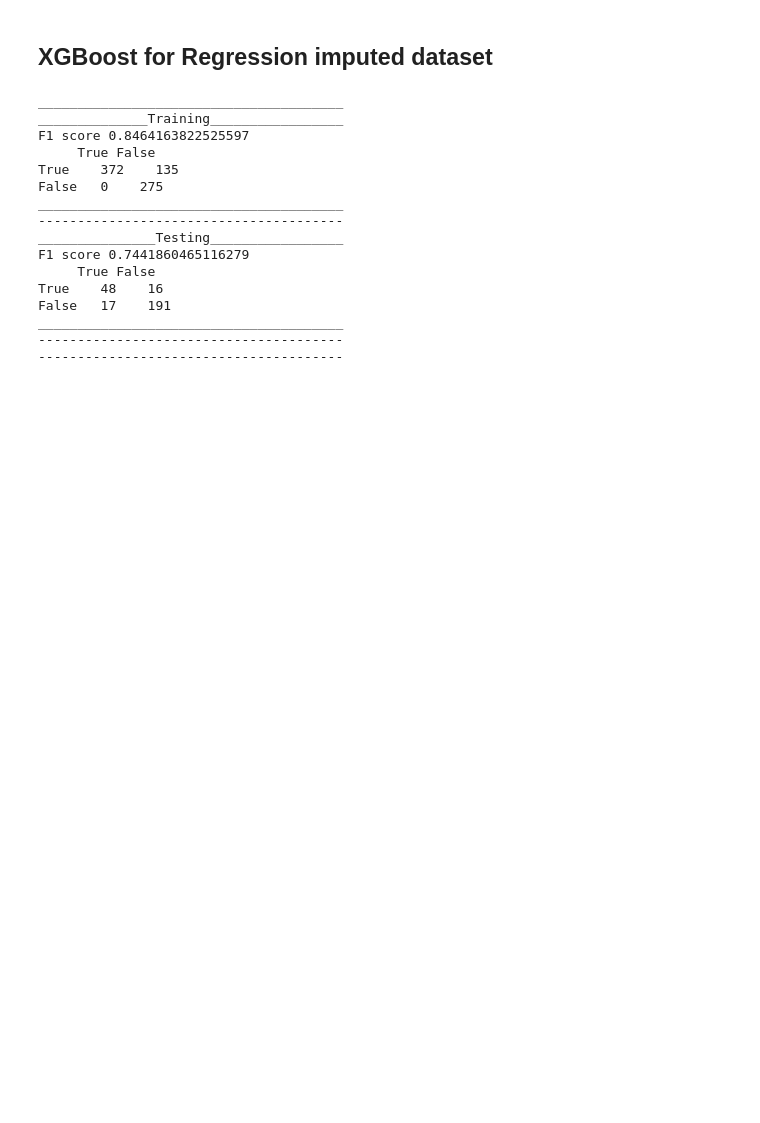
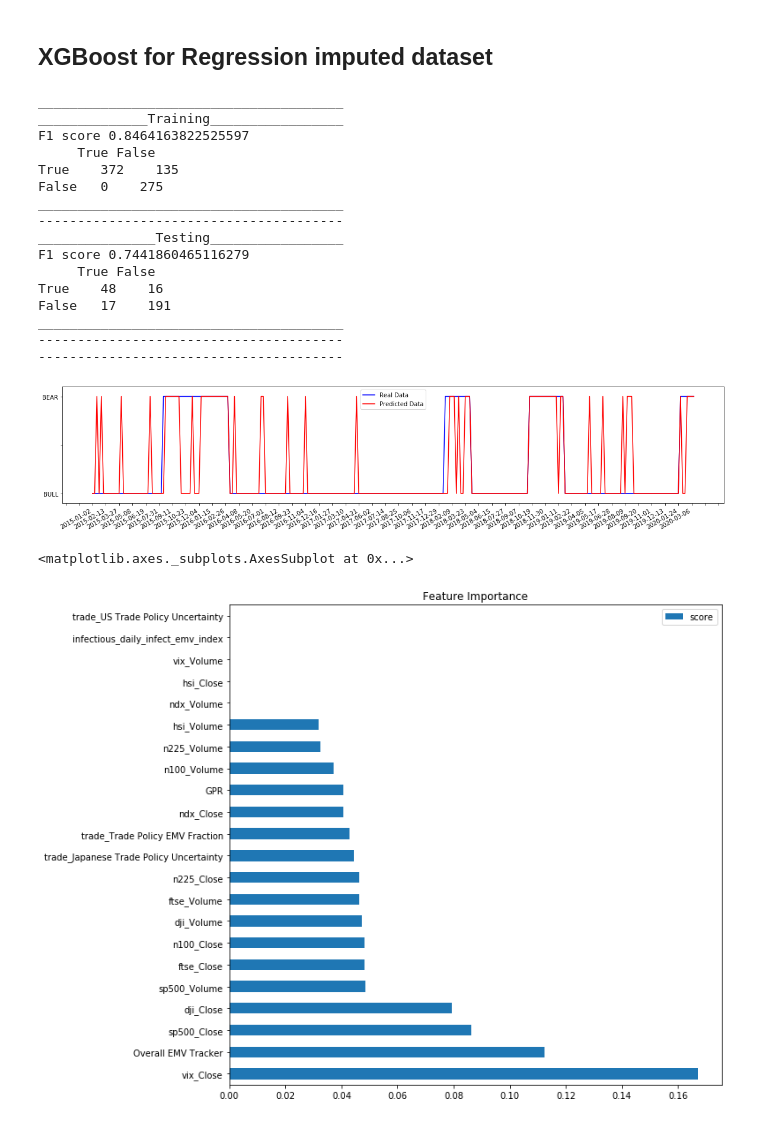
Before and after one commit to silvanaribeiro/dissertacao, a Jupyter notebook: FinancialIndex_FridayResampling/07.04_XGBoost-Regression Imputation.ipynb, the cells around one changed output. Drawn from its saved outputs; the diff is of its cells as text; code cells hidden in the pictures; blank space fills up the shorter version.

Commit message:
adding final plots and environment yaml

```diff
--- a/FinancialIndex_FridayResampling/07.04_XGBoost-Regression Imputation.ipynb
+++ b/FinancialIndex_FridayResampling/07.04_XGBoost-Regression Imputation.ipynb
@@ -95,30 +95,39 @@ precision = tp/(tp+fp)
 recall = tp/(tp+fn)
 f_score = 2*precision*recall/(precision+recall)
 print("F1 score", f_score)
 print_confusion_matrix(tn, fp, fn, tp)
 print("_______________Testing_________________")
 y_pred = model.predict(X_test)
 tn, fp, fn, tp = confusion_matrix(y_test, y_pred).ravel()
 precision = tp/(tp+fp)
 recall = tp/(tp+fn)
 f_score = 2*precision*recall/(precision+recall)
 print("F1 score", f_score)
 print_confusion_matrix(tn, fp, fn, tp)
 print("---------------------------------------")
+
+#plot bear bull imputed and real
+plot(y_test, y_pred)
+# feature importance
+data = pd.DataFrame(data=xgb_model.feature_importances_, index=X_train.columns, columns=["score"]).sort_values(by = "score", ascending=False)
+data.plot(kind='barh', title="Feature Importance", figsize=(10,10))
 # %% [output]
 _______________________________________
 ______________Training_________________
 F1 score 0.8464163822525597
      True False
 True    372    135
 False   0    275
 _______________________________________
 ---------------------------------------
 _______________Testing_________________
 F1 score 0.7441860465116279
      True False
 True    48    16
 False   17    191
 _______________________________________
 ---------------------------------------
 ---------------------------------------
+[figure, added]
+<matplotlib.axes._subplots.AxesSubplot at 0x...>
+[figure, added]
```
Also changed, not shown: 3 other files.
